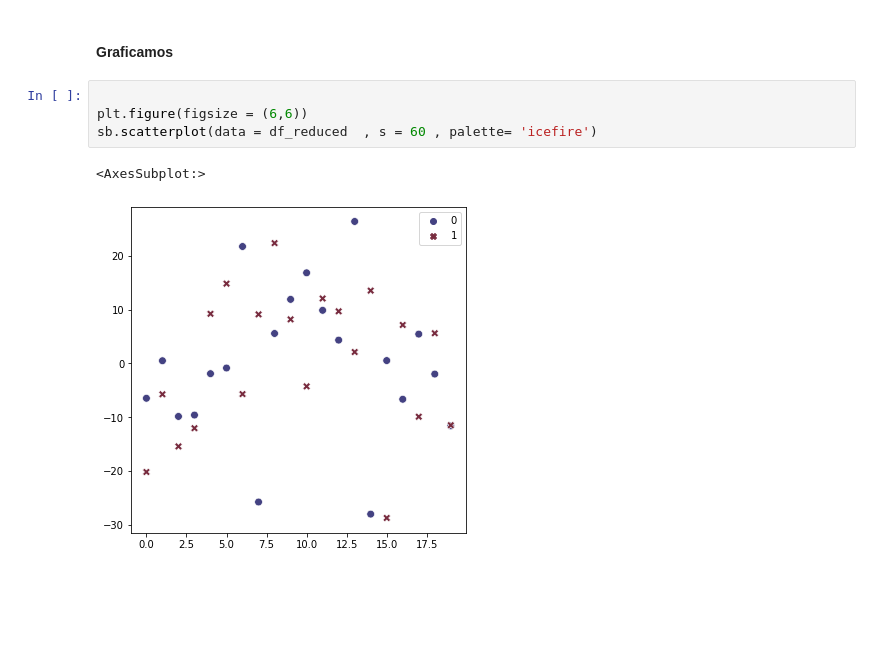
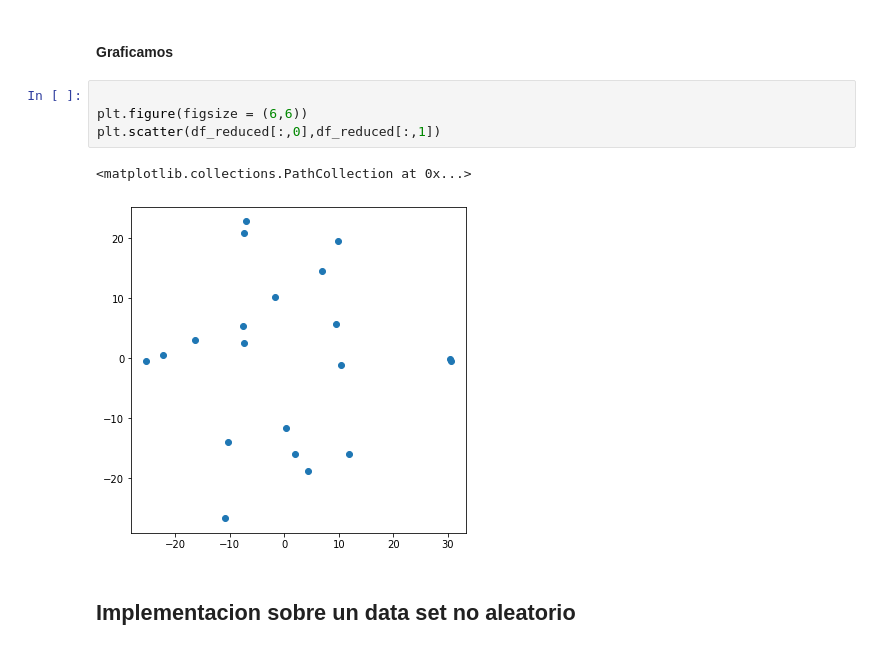
Before and after one commit to Worfran/Utilities, a Jupyter notebook: Codigos/Analisis de datos/Proyecto estadistica 1.ipynb, the cells around one changed output. Saved outputs shown, nothing was run; the diff lists cells and outputs as text; blank space fills up the shorter version.

```diff
--- a/Codigos/Analisis de datos/Proyecto estadistica 1.ipynb
+++ b/Codigos/Analisis de datos/Proyecto estadistica 1.ipynb
@@ -54,7 +56,9 @@ df_reduced = np.dot(N.transpose(),df_mean.transpose()).transpose()
 # %%
 
 plt.figure(figsize = (6,6))
-sb.scatterplot(data = df_reduced  , s = 60 , palette= 'icefire')
+plt.scatter(df_reduced[:,0],df_reduced[:,1])
 # %% [output]
-<AxesSubplot:>
+<matplotlib.collections.PathCollection at 0x...>
-[figure, old version]
+[figure, new version]
+# %% [markdown]
+## Implementacion sobre un data set no aleatorio
```
Also changed, not shown: parts of 6 cells of this notebook.
